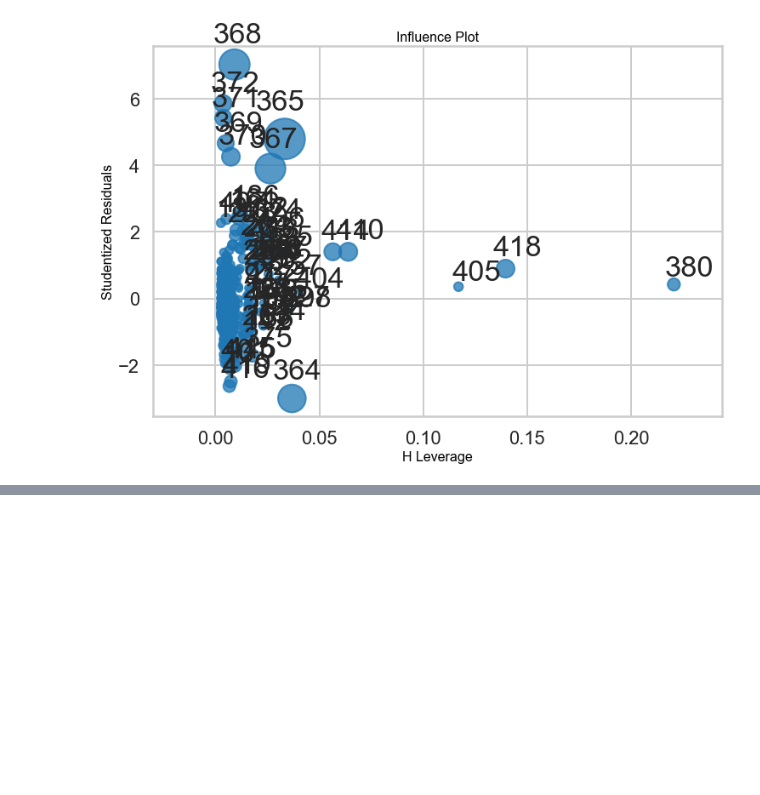
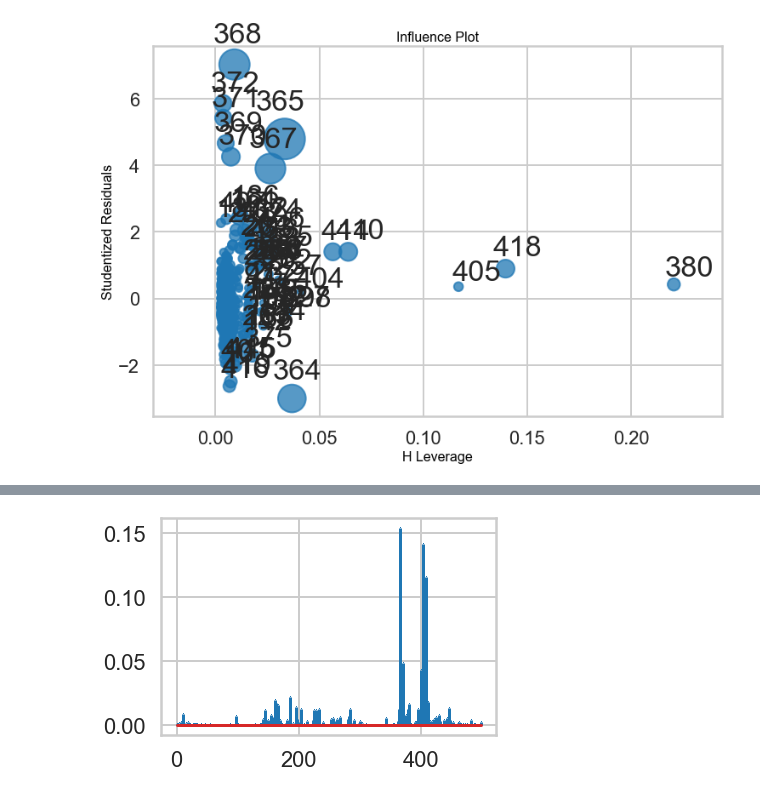
Before and after one commit to tnankie/linear_regression_springboard, a Jupyter notebook: Mini_Project_Linear_Regression.ipynb, the cells around one changed output, grey strips where cells are left out. Saved outputs shown, nothing was run; the diff lists cells and outputs as text; code cells hidden in the pictures; blank space fills up the shorter version.

```diff
--- a/Mini_Project_Linear_Regression.ipynb
+++ b/Mini_Project_Linear_Regression.ipynb
@@ -974,0 +976,8 @@ plt.show()
+# %%
+influence = r.get_influence()
+#c is the distance and p is p-value
+(c, p) = influence.cooks_distance
+plt.stem(np.arange(len(c)), c, markerfmt=",", use_line_collection=True)
+plt.show()
+# %% [output]
+[figure, added]
```
Also changed, not shown: parts of 9 cells of this notebook.
